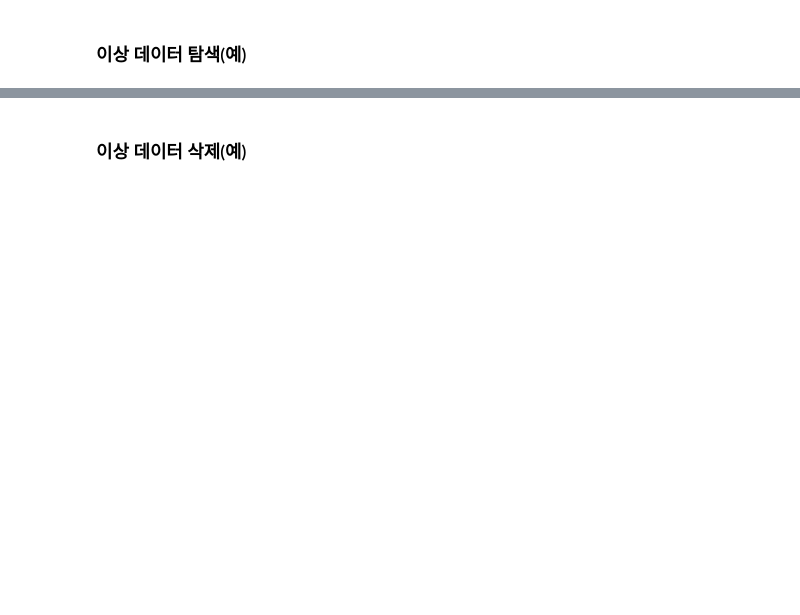
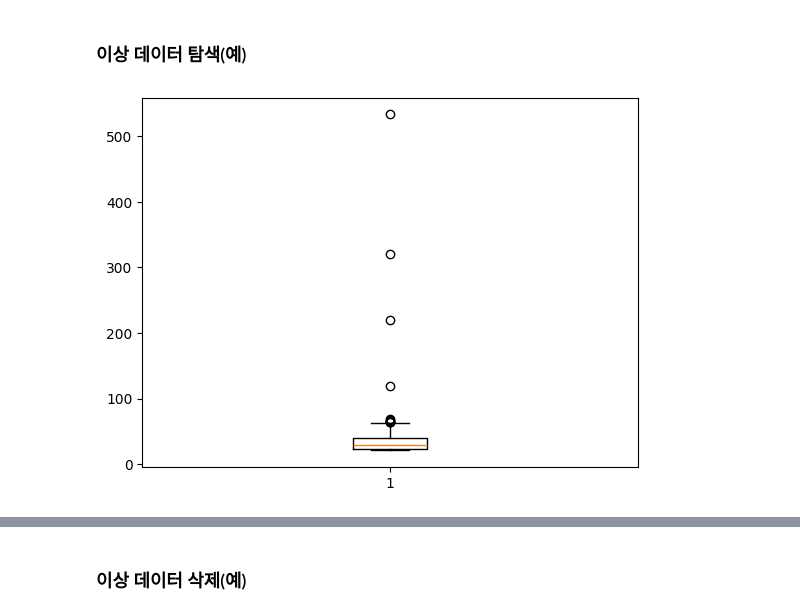
Before and after one commit to geolee1/KUS_BigData_2023, a Jupyter notebook: DataCleansing/datacleansing.ipynb, the cells around one changed output, grey strips where cells are left out. Saved outputs shown, nothing was run; the diff lists cells and outputs as text; code cells hidden in the pictures; blank space fills up the shorter version.

```diff
--- a/DataCleansing/datacleansing.ipynb
+++ b/DataCleansing/datacleansing.ipynb
@@ -35,2 +114,12 @@
 # %% [markdown]
 ### 이상 데이터 탐색(예)
+# %%
+import pandas as pd
+file_path = "./bicycle_out.csv"
+df = pd.read_csv(file_path, encoding="cp949")
+# %%
+import matplotlib.pylab as plt
+plt.boxplot(df['나이'])
+plt.show()
+# %% [output]
+[figure, added]
```
Also changed, not shown: parts of 19 cells of this notebook, 6 other files.
